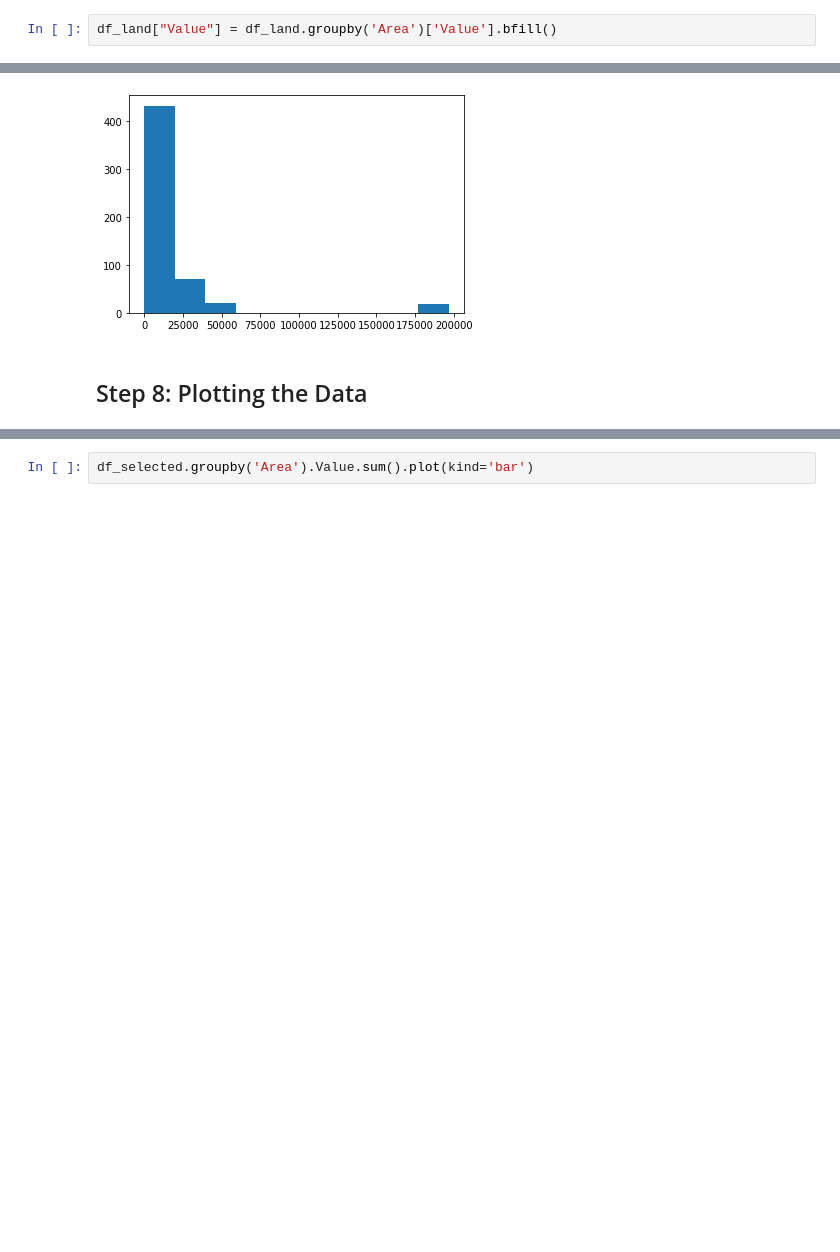
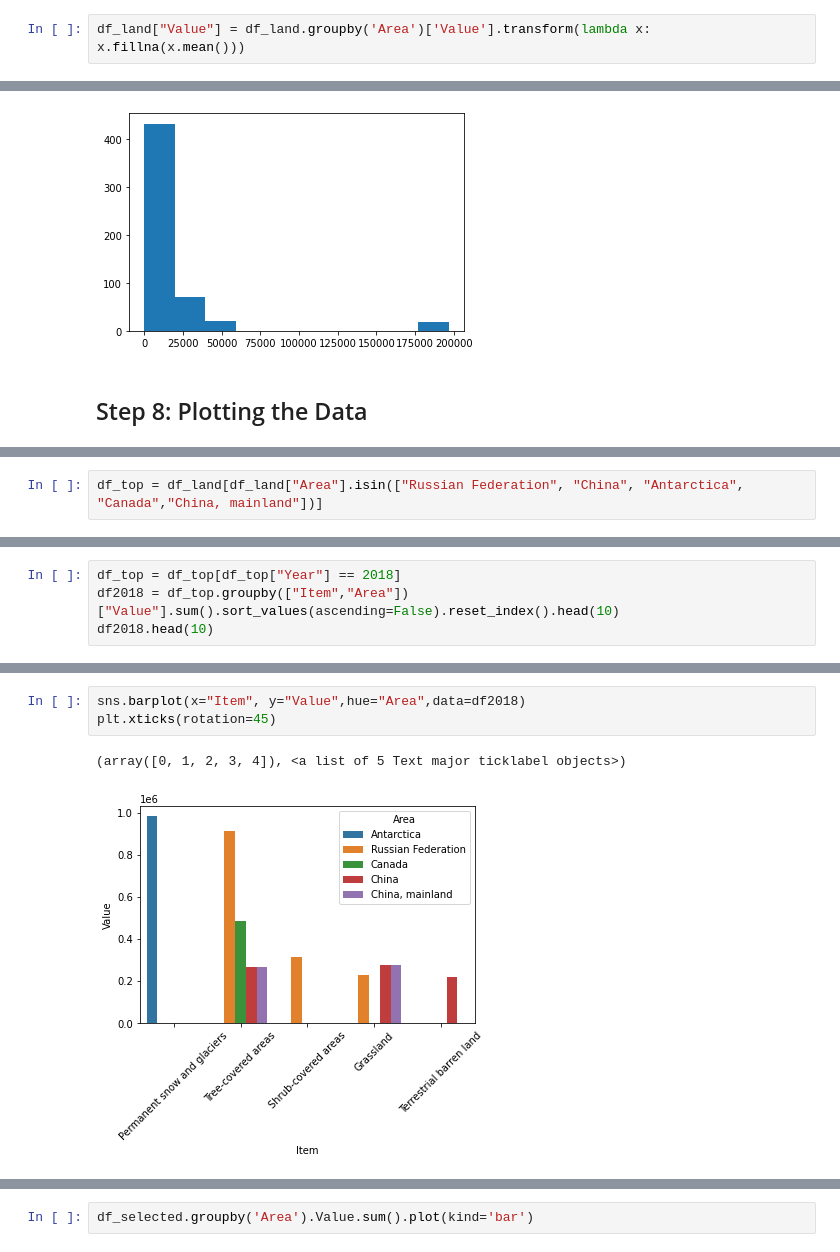
Before and after one commit to malikhassan016/HP-Z-UNFOLD, a Jupyter notebook: EDA_Land_Coverage.ipynb, the cells around one changed output, grey strips where cells are left out. Saved outputs shown, nothing was run; the diff lists cells and outputs as text; blank space fills up the shorter version.

```diff
--- a/EDA_Land_Coverage.ipynb
+++ b/EDA_Land_Coverage.ipynb
@@ -169,7 +172,7 @@ df_land[df_land["Value"].isnull()].head(20)
 | 11142 | LC | Land Cover | CHN | China | 5007 | Area from MODIS | 6973 | Multiple or layered crops | 2001 | ... |
 | 11143 | LC | Land Cover | CHN | China | 5007 | Area from MODIS | 6973 | Multiple or layered crops | 2002 | ... |
 # %%
-df_land["Value"] = df_land.groupby('Area')['Value'].bfill()
+df_land["Value"] = df_land.groupby('Area')['Value'].transform(lambda x: x.fillna(x.mean()))
 # %%
 df_land.info()
 # %% [output]
@@ -271,0 +405,2 @@ plt.show()
+# %%
+df_top = df_land[df_land["Area"].isin(["Russian Federation", "China", "Antarctica", "Canada","China, mainland"])]
@@ -271,0 +429,4 @@ plt.show()
+# %%
+df_top = df_top[df_top["Year"] == 2018]
+df2018 = df_top.groupby(["Item","Area"])["Value"].sum().sort_values(ascending=False).reset_index().head(10)
+df2018.head(10)
@@ -271,0 +445,6 @@ plt.show()
+# %%
+sns.barplot(x="Item", y="Value",hue="Area",data=df2018)
+plt.xticks(rotation=45)
+# %% [output]
+(array([0, 1, 2, 3, 4]), <a list of 5 Text major ticklabel objects>)
+[figure, added]
```
Also changed, not shown: parts of 27 cells of this notebook.
